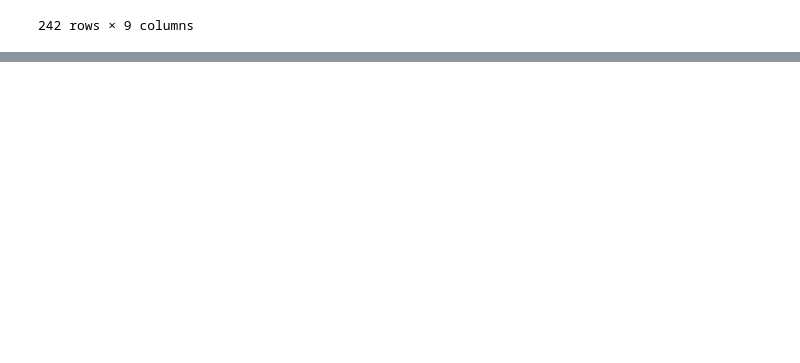
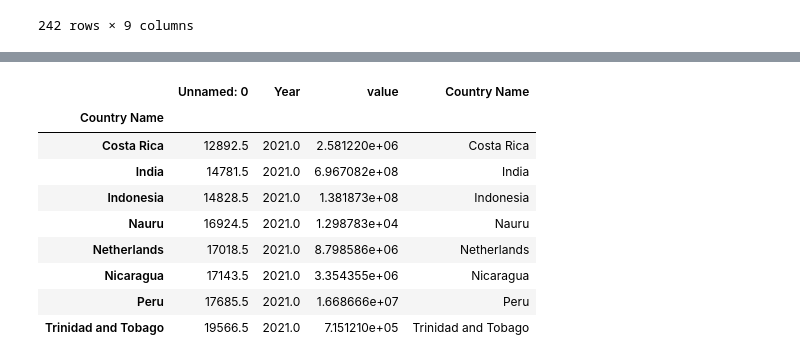
Before and after one commit to sowmith8899/data690_skola2, a Jupyter notebook: assignment_07/assignment_07.ipynb, the cells around one changed output, grey strips where cells are left out. Drawn from its saved outputs; the diff is of its cells as text; code cells hidden in the pictures; blank space fills up the shorter version.

```diff
--- a/assignment_07/assignment_07.ipynb
+++ b/assignment_07/assignment_07.ipynb
@@ -159,3 +159,7 @@ fig = px.line(gdp2, x='Year', y='value',color='Country Name',title='GDP rate of
 fig.show()
 # %% [output]
 [interactive output not drawn]
+# %%
+df2 = df1.query('Year == 2021')
+df3 = df2.groupby(['Country Name']).mean()
+print(df3)
@@ -161,0 +177,15 @@ fig.show()
+# %%
+con = df1['Country Name'].unique().tolist()
+df3['Country Name'] = con
+df3
+# %% [output]
+|  | Unnamed: 0 | Year | value | Country Name |
+| Country Name |  |  |  |  |
+| Costa Rica | 12892.5 | 2021.0 | 2.581220e+06 | Costa Rica |
+| India | 14781.5 | 2021.0 | 6.967082e+08 | India |
+| Indonesia | 14828.5 | 2021.0 | 1.381873e+08 | Indonesia |
+| Nauru | 16924.5 | 2021.0 | 1.298783e+04 | Nauru |
+| Netherlands | 17018.5 | 2021.0 | 8.798586e+06 | Netherlands |
+| Nicaragua | 17143.5 | 2021.0 | 3.354355e+06 | Nicaragua |
+| Peru | 17685.5 | 2021.0 | 1.668666e+07 | Peru |
+| Trinidad and Tobago | 19566.5 | 2021.0 | 7.151210e+05 | Trinidad and Tobago |
```
Also changed, not shown: parts of 6 cells of this notebook.
